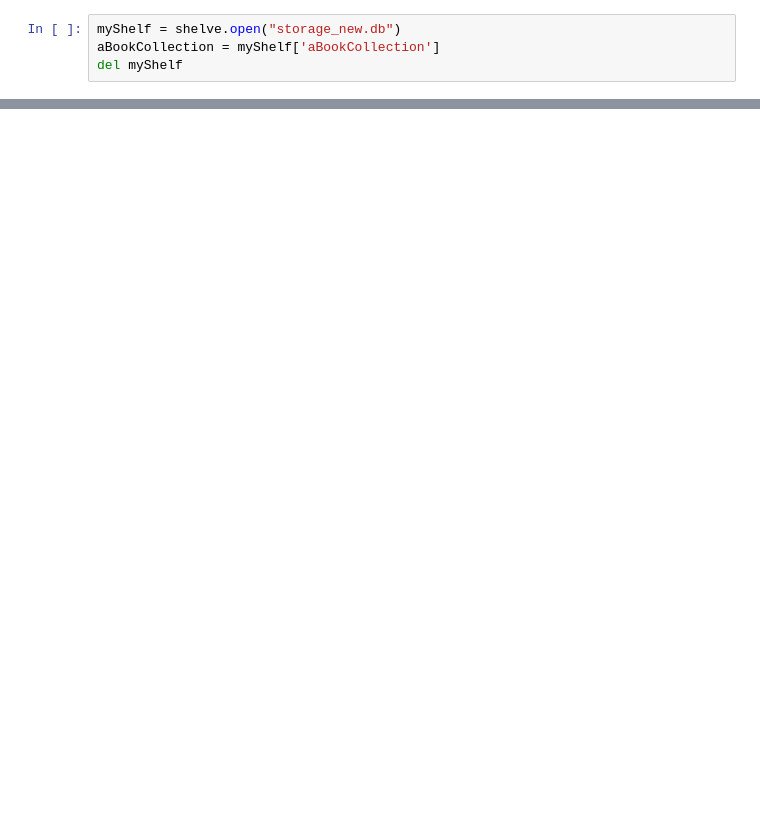
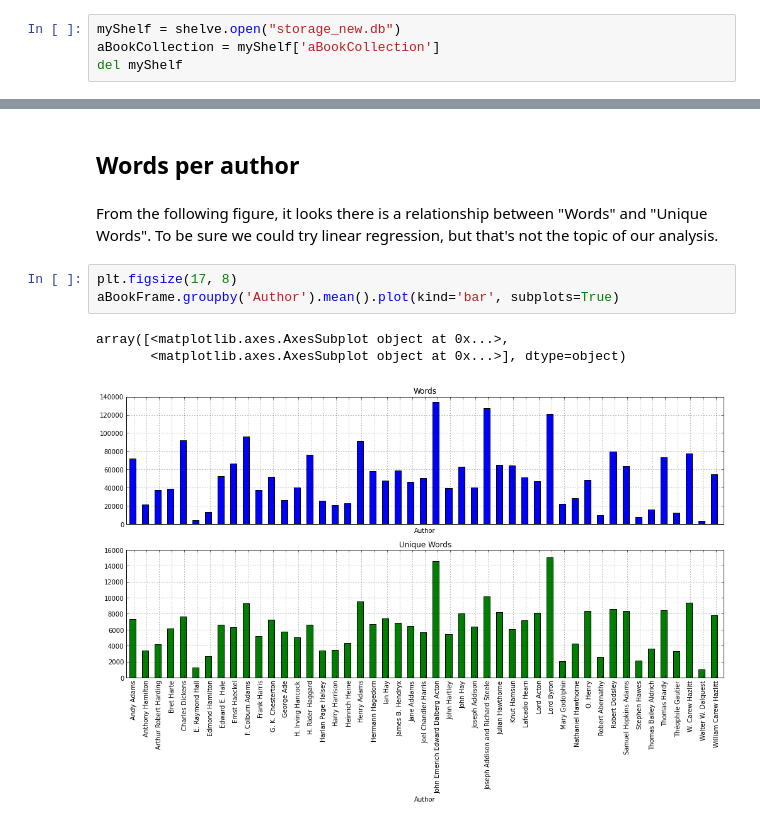
Before and after one commit to alepulver/tp-final-incc, a Jupyter notebook: Sample overview.ipynb, the cells around one changed output, grey strips where cells are left out. Drawn from its saved outputs; the diff is of its cells as text; blank space fills up the shorter version.

```diff
--- a/Sample overview.ipynb
+++ b/Sample overview.ipynb
@@ -40,0 +40,11 @@ axis2.hist(aBookFrame['Unique Words'], bins=50)
+# %% [markdown]
+## Words per author
+# %% [markdown]
+From the following figure, it looks there is a relationship between "Words" and "Unique Words". To be sure we could try linear regression, but that's not the topic of our analysis.
+# %%
+plt.figsize(17, 8)
+aBookFrame.groupby('Author').mean().plot(kind='bar', subplots=True)
+# %% [output]
+array([<matplotlib.axes.AxesSubplot object at 0x...>,
+       <matplotlib.axes.AxesSubplot object at 0x...>], dtype=object)
+[figure, added]
```
Also changed, not shown: parts of 10 cells of this notebook, 6 other files.
